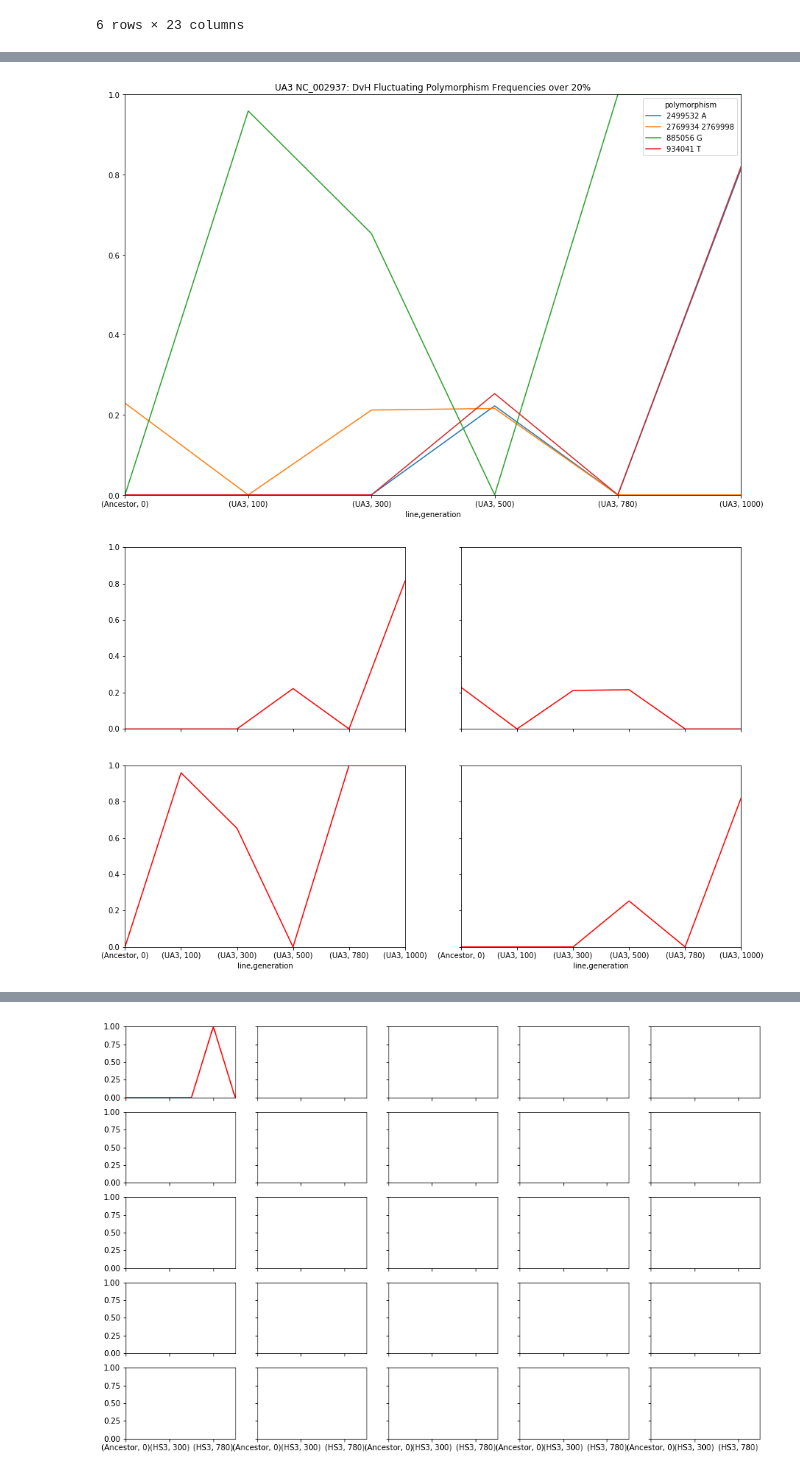
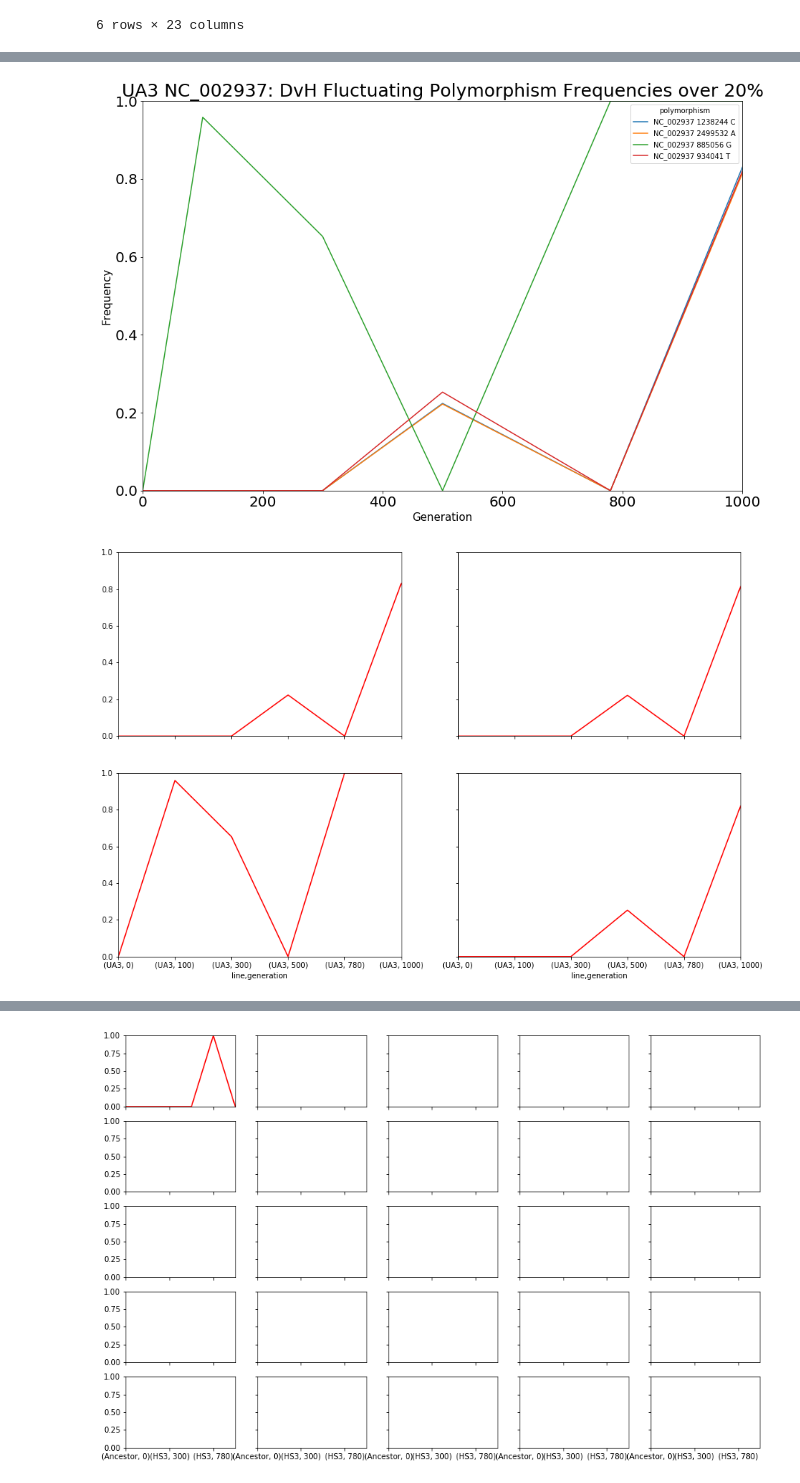
Before and after one commit to yeemey/dvh_mms2, a Jupyter notebook: notebooks/conference_data_prep/20190703_kristina_grc.ipynb, the cells around one changed output, grey strips where cells are left out. Cells and saved outputs as stored; diff of their text form; code cells hidden in the pictures.

```diff
--- a/notebooks/conference_data_prep/20190703_kristina_grc.ipynb
+++ b/notebooks/conference_data_prep/20190703_kristina_grc.ipynb
@@ -241,3 +254,6 @@ new_all[new_all['position'] == 999707]
 | 12377 | UE3-780 | UA3 | 780 | SNP | NaN | 3038 | NC_002937 | 999707 | NaN | ... |
 | 12378 | UE3-1000 | UA3 | 1000 | SNP | NaN | 3156 | NC_002937 | 999707 | NaN | ... |
 6 rows × 23 columns
+# %%
+new_all['polymorphism'] = new_all['genome_id'].str.cat(new_all['position'].astype(str).str.cat(new_all['ALT'], sep=' '), sep=' ')
+new_all
@@ -362,11 +487,16 @@ plot_multiples(ua3_dvh,5,5,25)
 # %%
-ua3_dvh_flux = [12,14,33,36]
-ua3_dvh.iloc[:, ua3_dvh_flux].plot(ylim=(0,1), figsize=(15,10), title='UA3 NC_002937: DvH Fluctuating Polymorphism Frequencies over 20%')
-plt.savefig('figures/kristina_grc/ua3dvhflux_min20.png')
+ua3_dvh_flux = [0,10,20,22]
+ua3_dvh.loc['UA3'].iloc[:, ua3_dvh_flux].plot(ylim=(0,1), figsize=(15,10))
+plt.title('UA3 NC_002937: DvH Fluctuating Polymorphism Frequencies over 20%', size = 25)
+plt.xlabel('Generation', size=15)
+plt.ylabel('Frequency', size=15)
+plt.xticks(size=20)
+plt.yticks(size=20)
+plt.savefig('figures/kristina_grc/ua3dvh_FLUXonly_min20_noanc.png')
 plot_multiples(ua3_dvh.iloc[:, ua3_dvh_flux],2,2)
 # %% [output]
-[figure, old version]
+[figure, new version]
-[figure, old version]
+[figure, new version]
 # %%
 plot_multiples(ua3_mm,5,5,0)
 # %% [output]
```
Also changed, not shown: parts of 28 cells of this notebook.
